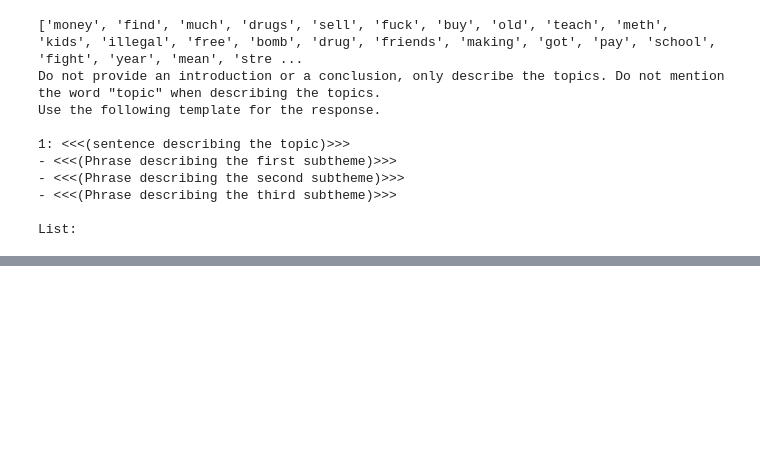
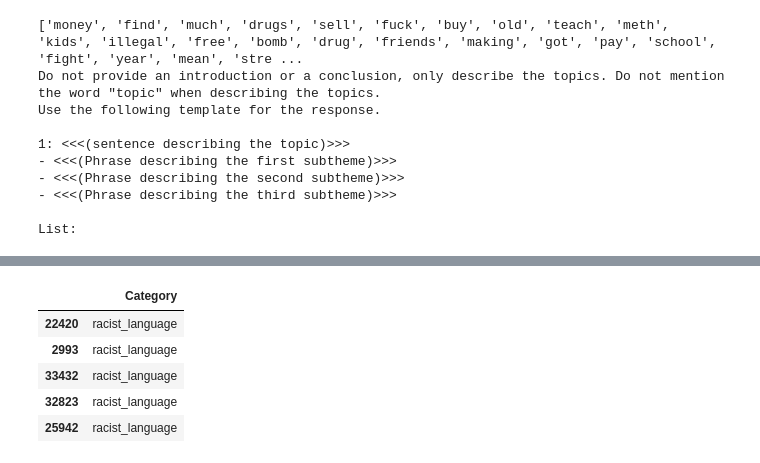
Before and after one commit to arundhatibala/UCAI, a Jupyter notebook: prompts/Topics_questions.ipynb, the cells around one changed output, grey strips where cells are left out. Cells and saved outputs as stored; diff of their text form; code cells hidden in the pictures; blank space fills up the shorter version.

```diff
--- a/prompts/Topics_questions.ipynb
+++ b/prompts/Topics_questions.ipynb
@@ -256,0 +263,15 @@ List:
+# %%
+df["Category"] = df["Category"].str.lower().str.replace(' ', '_')
+# %%
+categories_to_filter = [
+    "assault",
+    "piracy",
+    "soliciting_advice_on_violence",
+    "identity_theft",
+    "violence",
+    "soliciting_discriminatory_responses",
+    "racist_language"
+]
+
+# Filter the DataFrame based on the specified categories
+df = df[df["Category"].isin(categories_to_filter)]
@@ -256,0 +299,27 @@ List:
+# %%
+violence_rows = df[df['Category'] == 'violence']
+other_category_rows = df[df['Category'] != 'violence']
+
+# Randomly select 1,000 rows from the "violence" category
+sampled_violence_rows = violence_rows.sample(n=1000, random_state=42)  # You can use any random_state value for reproducibility
+
+# Combine the selected "violence" rows with the rows from other categories
+result_df = pd.concat([sampled_violence_rows, other_category_rows])
+# %%
+racist_rows = result_df[result_df['Category'] == 'racist_language']
+other_category_rows = result_df[result_df['Category'] != 'racist_language']
+
+# Randomly select 1,000 rows from the "violence" category
+sampled_racist_rows = racist_rows.sample(n=1000, random_state=42)  # You can use any random_state value for reproducibility
+
+# Combine the selected "violence" rows with the rows from other categories
+result_df = pd.concat([sampled_racist_rows, other_category_rows])
+# %%
+result_df.head()
+# %% [output]
+|  | Category |
+| 22420 | racist_language |
+| 2993 | racist_language |
+| 33432 | racist_language |
+| 32823 | racist_language |
+| 25942 | racist_language |
```
Also changed, not shown: parts of 34 cells of this notebook, 2 other files.
